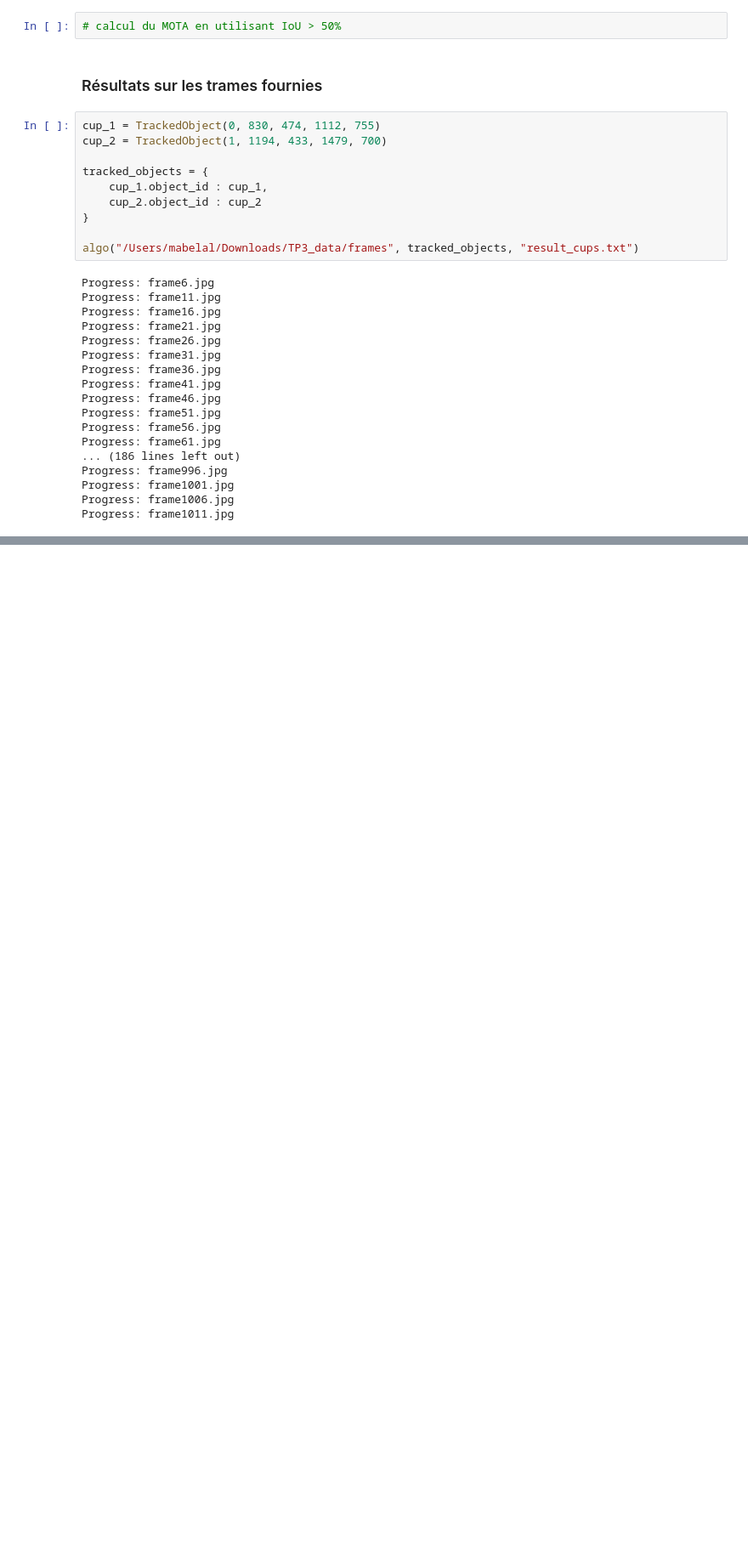
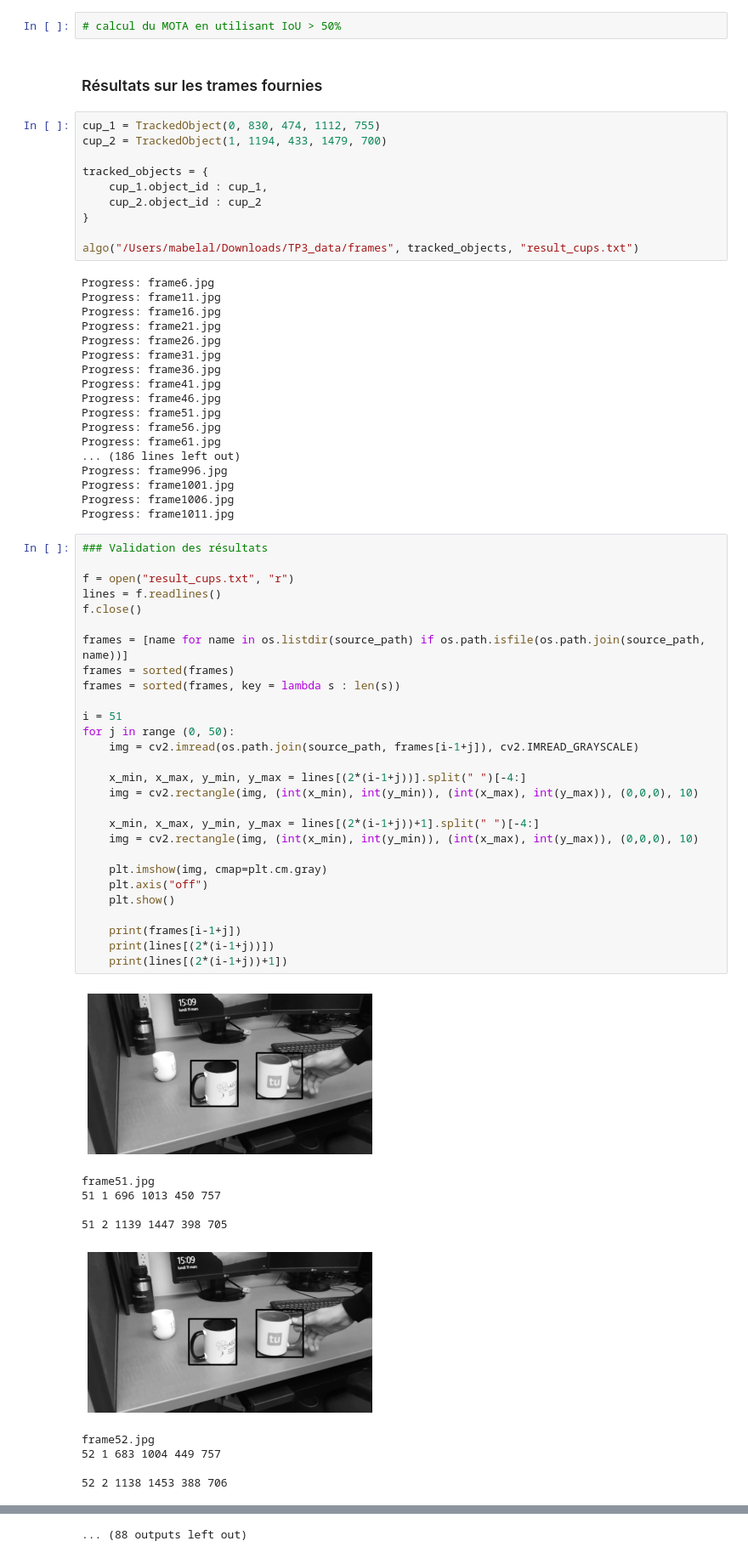
Before and after one commit to Mabelal/inf6804, a Jupyter notebook: TP3/TP3_1805679_1840713.ipynb, the cells around one changed output, grey strips where cells are left out. Shown at 85% size. Saved outputs shown, nothing was run; the diff lists cells and outputs as text; blank space fills up the shorter version.

Commit message:
Add validation of results.txt
Not great but not bad either

```diff
--- a/TP3/TP3_1805679_1840713.ipynb
+++ b/TP3/TP3_1805679_1840713.ipynb
@@ -231,3 +231,42 @@ Progress: frame996.jpg
 Progress: frame1001.jpg
 Progress: frame1006.jpg
 Progress: frame1011.jpg
+# %%
+### Validation des résultats
+
+f = open("result_cups.txt", "r")
+lines = f.readlines()
+f.close()
+
+frames = [name for name in os.listdir(source_path) if os.path.isfile(os.path.join(source_path, name))]
+frames = sorted(frames)
+frames = sorted(frames, key = lambda s : len(s))
+
+i = 51
+for j in range (0, 50):
+    img = cv2.imread(os.path.join(source_path, frames[i-1+j]), cv2.IMREAD_GRAYSCALE)
+
+    x_min, x_max, y_min, y_max = lines[(2*(i-1+j))].split(" ")[-4:]
+    img = cv2.rectangle(img, (int(x_min), int(y_min)), (int(x_max), int(y_max)), (0,0,0), 10)
+
+    x_min, x_max, y_min, y_max = lines[(2*(i-1+j))+1].split(" ")[-4:]
+    img = cv2.rectangle(img, (int(x_min), int(y_min)), (int(x_max), int(y_max)), (0,0,0), 10)
+
+    plt.imshow(img, cmap=plt.cm.gray)
+    plt.axis("off")
+    plt.show()
+
+    print(frames[i-1+j])
+    print(lines[(2*(i-1+j))])
+    print(lines[(2*(i-1+j))+1])
+# %% [output]
+[figure, added]
+frame51.jpg
+51 1 696 1013 450 757
+
+51 2 1139 1447 398 705
+[figure, added]
+frame52.jpg
+52 1 683 1004 449 757
+
+52 2 1138 1453 388 706
@@ -233,0 +293 @@ Progress: frame1011.jpg
+... (88 outputs left out)
```
Also changed, not shown: parts of 2 cells of this notebook.
